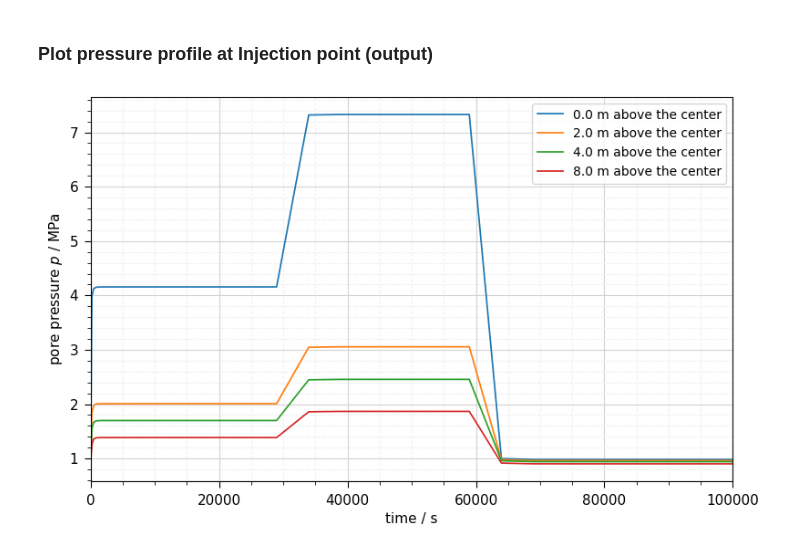
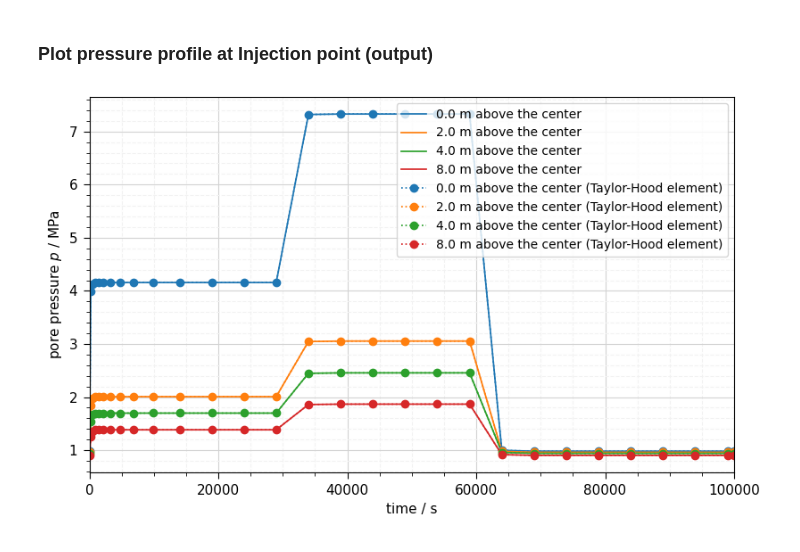
Before and after one commit to MostafaMollaali/STIMTEC, a Jupyter notebook: Fault.ipynb, the cells around one changed output. Saved outputs shown, nothing was run; the diff lists cells and outputs as text; code cells hidden in the pictures.

Commit message:
feat: enabled to use the Taylor-Hood elements

```diff
--- a/Fault.ipynb
+++ b/Fault.ipynb
@@ -793,31 +811,52 @@ points = np.asarray(
             center_z,
             center_z + 2,
             center_z + 4,
             center_z + 8,
         ]
     ]
 )
 
 
 labels = [f"{point[2]-center_z:.1f} m above the center" for i, point in enumerate(points)]
+labels_2nd = [f"{point[2]-center_z:.1f} m above the center (Taylor-Hood element)" for i, point in enumerate(points)]
 
 ms = ot.MeshSeries(pvd_path).scale(time=("s", "s"))
 extracted_ms = ot.MeshSeries.extract_probe(ms, points)
+
+ms_2nd_msh = ot.MeshSeries(Path("_out/output/2nd_mesh/genesis_HM_init.pvd")).scale(time=("s", "s"))
+extracted_ms_2nd_msh = ot.MeshSeries.extract_probe(ms_2nd_msh, points)
+
+fig, ax = plt.subplots(1, 1, figsize=(8, 5))
 
 ot.plot.line(
     extracted_ms,
     "time",
     ot.variables.pressure,
+    ax=ax,
     labels=labels,
     figsize=(8, 5),
     fontsize=11,
     linewidth=0.5,
 )
+
+ot.plot.line(
+    extracted_ms_2nd_msh,
+    "time",
+    ot.variables.pressure,
+    ax=ax,
+    labels=labels_2nd,
+    marker="o",
+    linestyle="dotted",
+    figsize=(8, 5),
+    fontsize=11,
+    linewidth=0.5,
+)
+
 plt.xlim(0, 1e+5)
 plt.legend()
 
 plt.grid(True)
 plt.savefig("p_t.png", dpi=480)
 plt.show()
 # %% [output]
-[figure, old version]
+[figure, new version]
```
Also changed, not shown: parts of 6 cells of this notebook.
